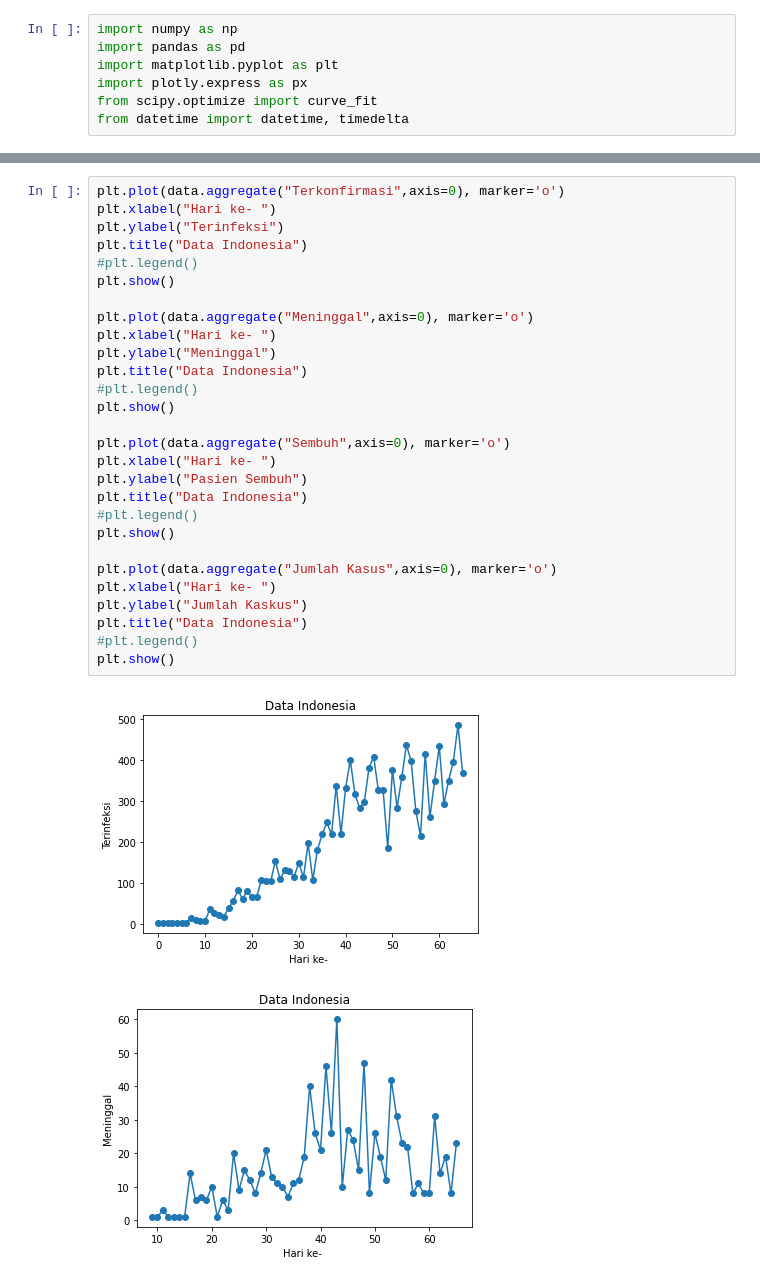
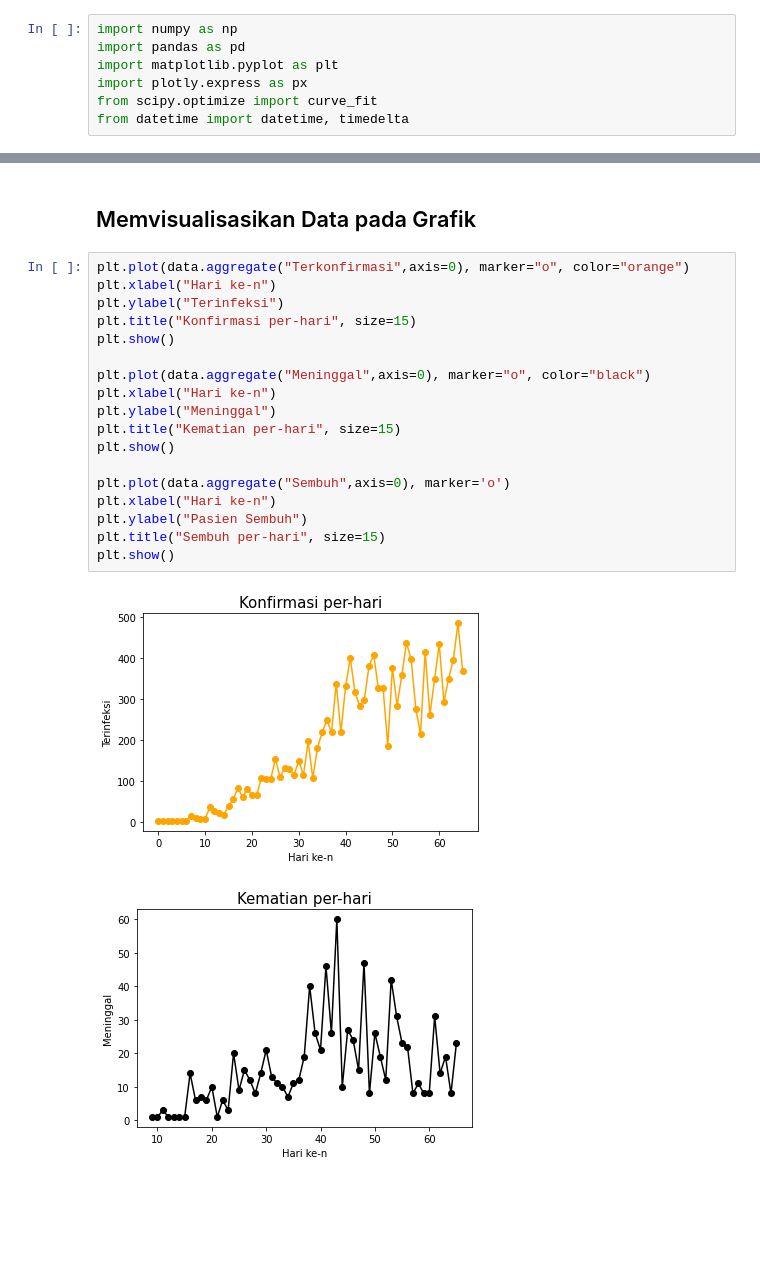
Before and after one commit to Vidi005/COVID-19-Prediciton-Indonesia, a Jupyter notebook: COVID_19_Prediciton_Indonesia.ipynb, the cells around one changed output, grey strips where cells are left out. Saved outputs shown, nothing was run; the diff lists cells and outputs as text; blank space fills up the shorter version.

```diff
--- a/COVID_19_Prediciton_Indonesia.ipynb
+++ b/COVID_19_Prediciton_Indonesia.ipynb
@@ -22,34 +31,26 @@ data=data.rename(columns={"Date": "Tanggal",
                           "Recovered_cases": "Jumlah Sembuh",
                           "Total_death": "Jumlah Meninggal",
                           "Cumulative_cases": "Jumlah Kasus"})
+# %% [markdown]
+## Memvisualisasikan Data pada Grafik
 # %%
-plt.plot(data.aggregate("Terkonfirmasi",axis=0), marker='o')
-plt.xlabel("Hari ke- ")
+plt.plot(data.aggregate("Terkonfirmasi",axis=0), marker="o", color="orange")
+plt.xlabel("Hari ke-n")
 plt.ylabel("Terinfeksi")
-plt.title("Data Indonesia")
-#plt.legend()
+plt.title("Konfirmasi per-hari", size=15)
 plt.show()
 
-plt.plot(data.aggregate("Meninggal",axis=0), marker='o')
-plt.xlabel("Hari ke- ")
+plt.plot(data.aggregate("Meninggal",axis=0), marker="o", color="black")
+plt.xlabel("Hari ke-n")
 plt.ylabel("Meninggal")
-plt.title("Data Indonesia")
-#plt.legend()
+plt.title("Kematian per-hari", size=15)
 plt.show()
 
 plt.plot(data.aggregate("Sembuh",axis=0), marker='o')
-plt.xlabel("Hari ke- ")
+plt.xlabel("Hari ke-n")
 plt.ylabel("Pasien Sembuh")
-plt.title("Data Indonesia")
-#plt.legend()
+plt.title("Sembuh per-hari", size=15)
 plt.show()
-
-plt.plot(data.aggregate("Jumlah Kasus",axis=0), marker='o')
-plt.xlabel("Hari ke- ")
-plt.ylabel("Jumlah Kaskus")
-plt.title("Data Indonesia")
-#plt.legend()
-plt.show()
 # %% [output]
-[figure, old version]
+[figure, new version]
-[figure, old version]
+[figure, new version]
```
Also changed, not shown: parts of 13 cells of this notebook.
